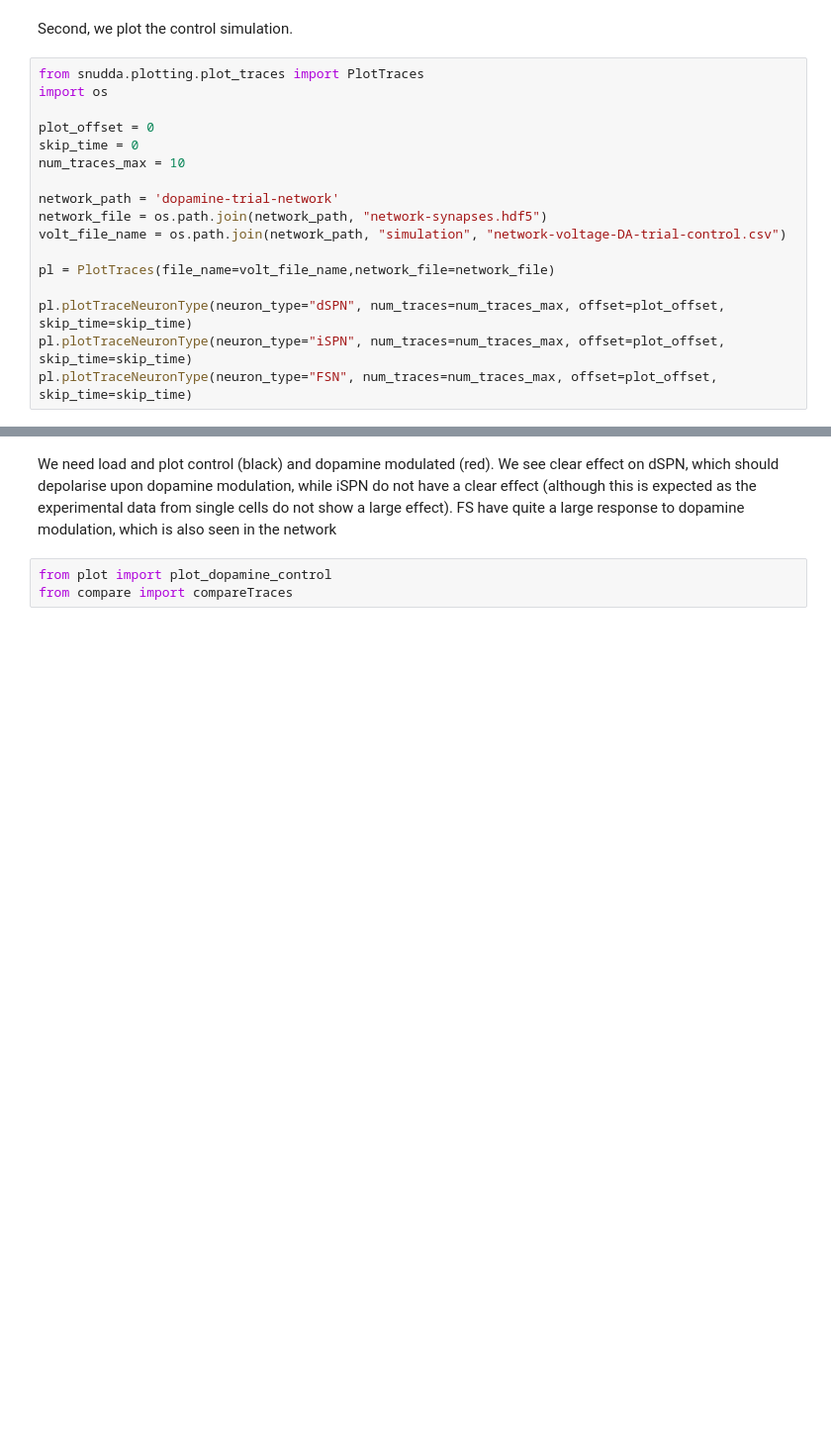
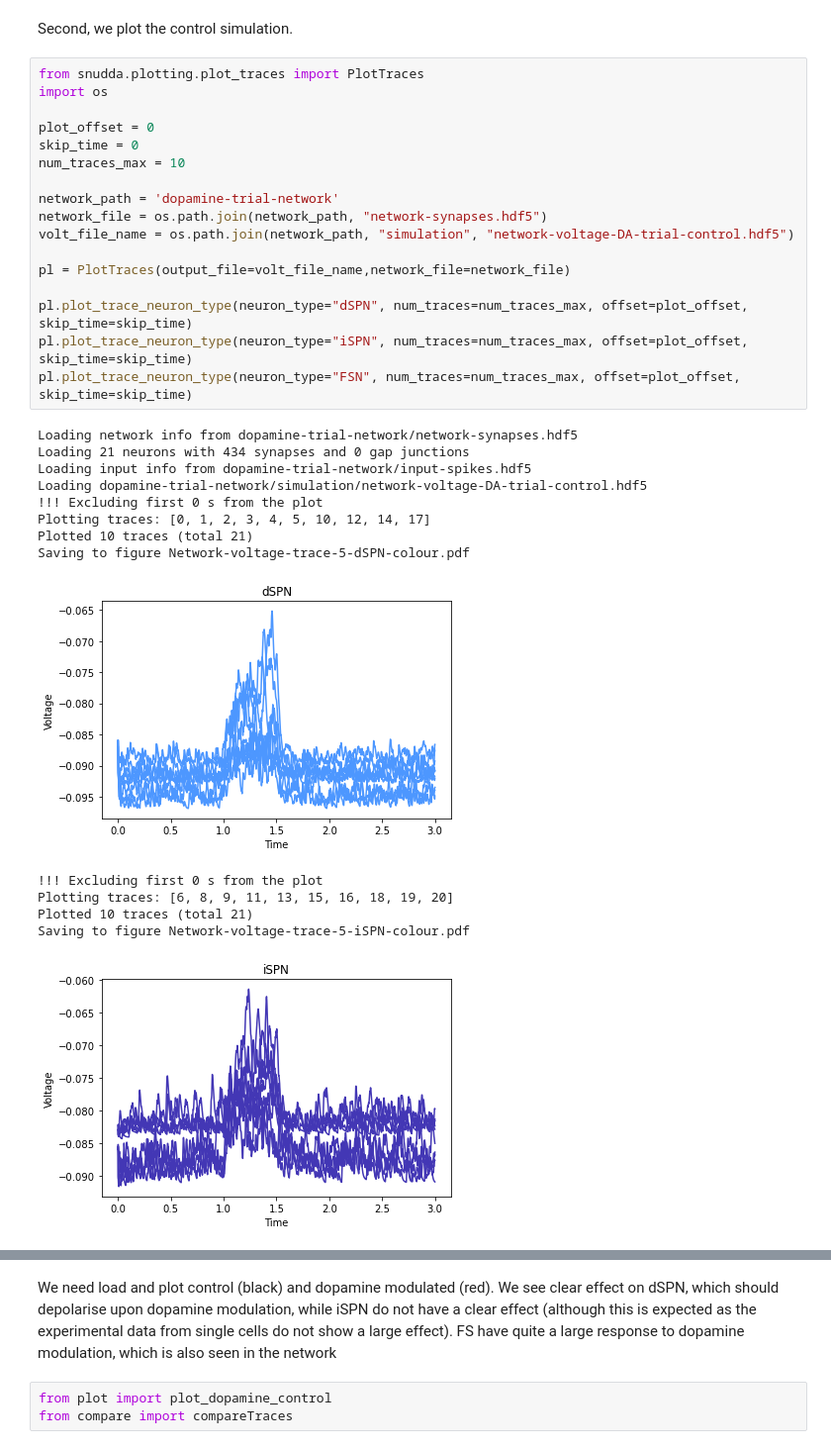
Before and after one commit to jofrony/Neuromodulation-software, a Jupyter notebook: examples/Example - replay neuromodulation.ipynb, the cells around one changed output, grey strips where cells are left out. Shown at 99% size. Saved outputs shown, nothing was run; the diff lists cells and outputs as text; blank space fills up the shorter version.

```diff
--- a/examples/Example - replay neuromodulation.ipynb
+++ b/examples/Example - replay neuromodulation.ipynb
@@ -218,17 +324,32 @@ Second, we plot the control simulation.
 # %%
 from snudda.plotting.plot_traces import PlotTraces
 import os
 
 plot_offset = 0
 skip_time = 0
 num_traces_max = 10
 
 network_path = 'dopamine-trial-network'
 network_file = os.path.join(network_path, "network-synapses.hdf5")
-volt_file_name = os.path.join(network_path, "simulation", "network-voltage-DA-trial-control.csv")
+volt_file_name = os.path.join(network_path, "simulation", "network-voltage-DA-trial-control.hdf5")
 
-pl = PlotTraces(file_name=volt_file_name,network_file=network_file)
+pl = PlotTraces(output_file=volt_file_name,network_file=network_file)
 
-pl.plotTraceNeuronType(neuron_type="dSPN", num_traces=num_traces_max, offset=plot_offset, skip_time=skip_time)
-pl.plotTraceNeuronType(neuron_type="iSPN", num_traces=num_traces_max, offset=plot_offset, skip_time=skip_time)
-pl.plotTraceNeuronType(neuron_type="FSN", num_traces=num_traces_max, offset=plot_offset, skip_time=skip_time)
+pl.plot_trace_neuron_type(neuron_type="dSPN", num_traces=num_traces_max, offset=plot_offset, skip_time=skip_time)
+pl.plot_trace_neuron_type(neuron_type="iSPN", num_traces=num_traces_max, offset=plot_offset, skip_time=skip_time)
+pl.plot_trace_neuron_type(neuron_type="FSN", num_traces=num_traces_max, offset=plot_offset, skip_time=skip_time)
+# %% [output]
+Loading network info from dopamine-trial-network/network-synapses.hdf5
+Loading 21 neurons with 434 synapses and 0 gap junctions
+Loading input info from dopamine-trial-network/input-spikes.hdf5
+Loading dopamine-trial-network/simulation/network-voltage-DA-trial-control.hdf5
+!!! Excluding first 0 s from the plot
+Plotting traces: [0, 1, 2, 3, 4, 5, 10, 12, 14, 17]
+Plotted 10 traces (total 21)
+Saving to figure Network-voltage-trace-5-dSPN-colour.pdf
+[figure, added]
+!!! Excluding first 0 s from the plot
+Plotting traces: [6, 8, 9, 11, 13, 15, 16, 18, 19, 20]
+Plotted 10 traces (total 21)
+Saving to figure Network-voltage-trace-5-iSPN-colour.pdf
+[figure, added]
```
Also changed, not shown: parts of 16 cells of this notebook, 41 other files.
